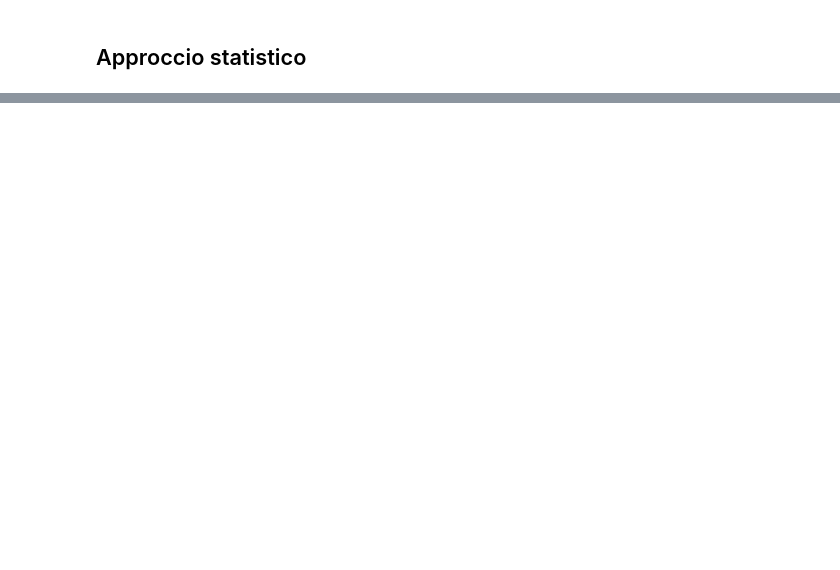
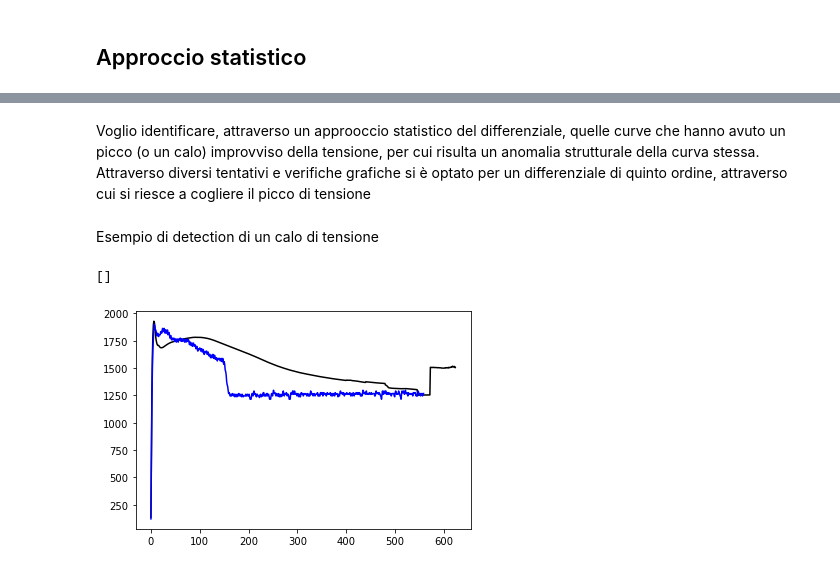
Before and after one commit to DavideMobilia/Anomaly-Detection, a Jupyter notebook: Scripts/provvisorio.ipynb, the cells around one changed output, grey strips where cells are left out. Cells and saved outputs as stored; diff of their text form; code cells hidden in the pictures; blank space fills up the shorter version.

```diff
--- a/Scripts/provvisorio.ipynb
+++ b/Scripts/provvisorio.ipynb
@@ -99,0 +59,3 @@ exploded_voltage.head()
+# %% [markdown]
+Voglio identificare, attraverso un approoccio statistico del differenziale, quelle curve che hanno avuto un picco (o un calo) improvviso della tensione, per cui risulta un anomalia strutturale della curva stessa.
+Attraverso diversi tentativi e verifiche grafiche si è optato per un differenziale di quinto ordine, attraverso cui si riesce a cogliere il picco di tensione
@@ -99,0 +73,11 @@ exploded_voltage.head()
+# %% [markdown]
+Esempio di detection di un calo di tensione
+# %%
+# voltaggio medio tra tutte le curve
+plot(exploded_voltage.mean(axis=0),"black")
+#plot(exploded_voltage.iloc[20],"green")
+plot(exploded_voltage.iloc[590],"blue")
+plot()
+# %% [output]
+[]
+[figure, added]
```
Also changed, not shown: parts of 25 cells of this notebook.
